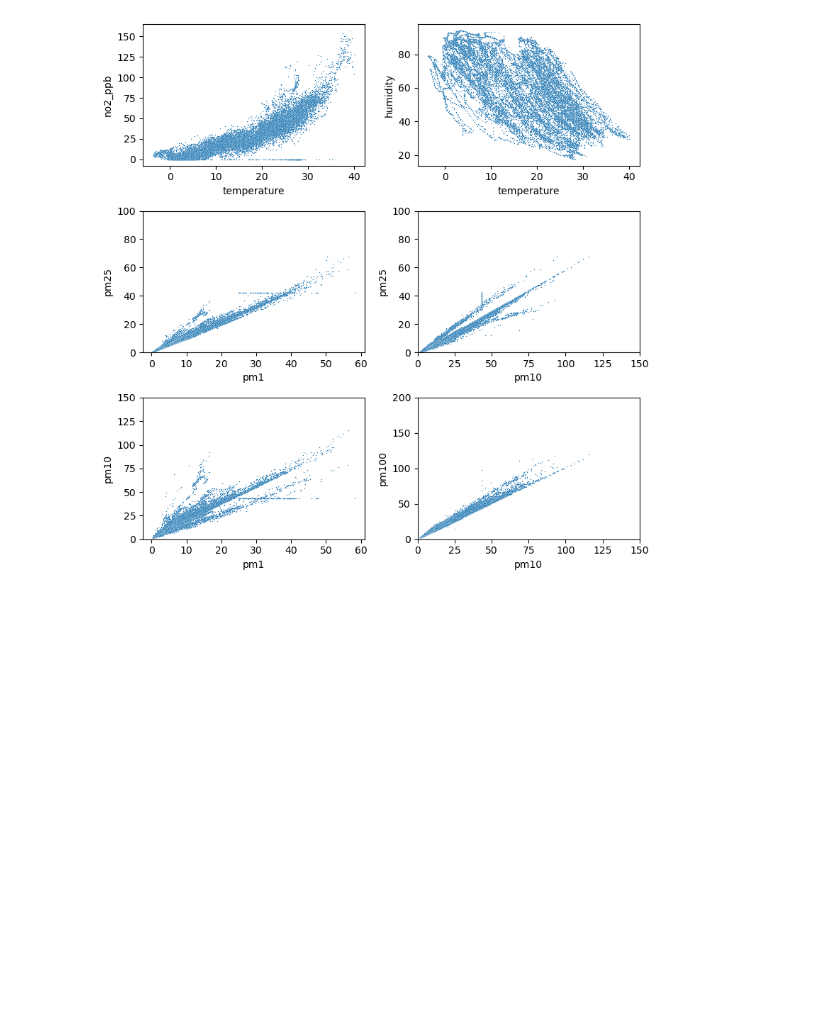
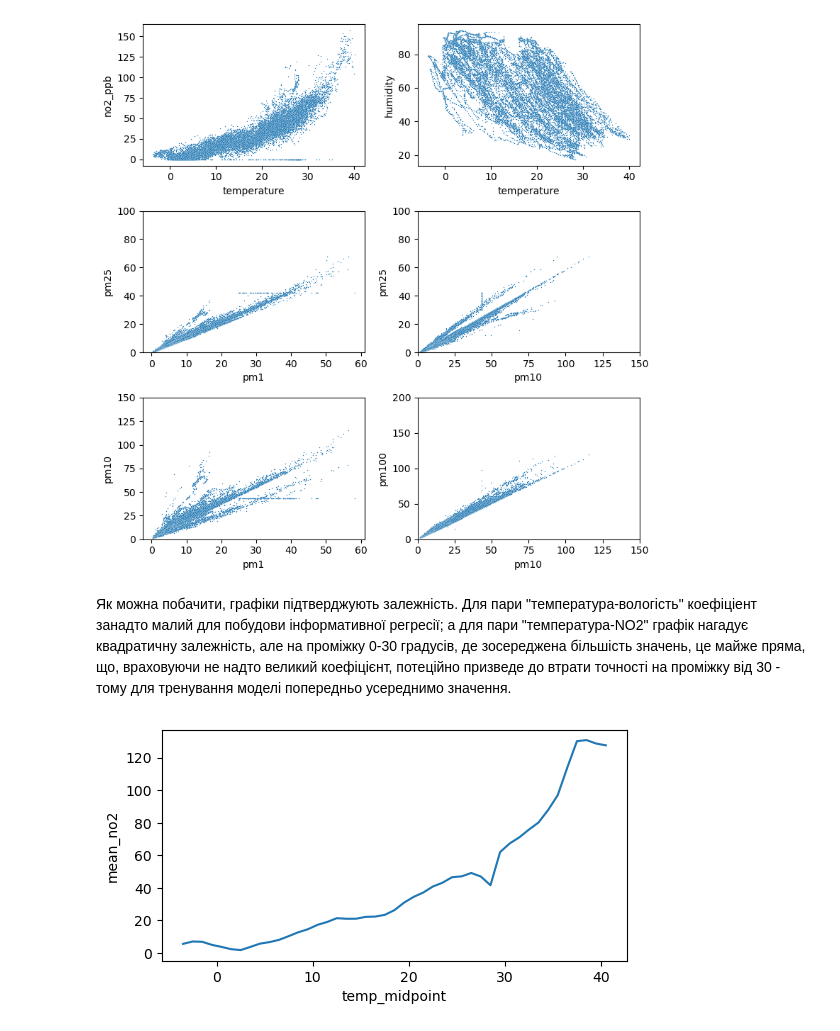
Before and after one commit to tymofiichuy/linear_regression, a Jupyter notebook: lw1.ipynb, the cells around one changed output. Cells and saved outputs as stored; diff of their text form; code cells hidden in the pictures; blank space fills up the shorter version.

Commit message:
Add temperature-no2 regression

```diff
--- a/lw1.ipynb
+++ b/lw1.ipynb
@@ -88,3 +91,23 @@ plt.tight_layout()
 plt.show()
 # %% [output]
 [figure]
+# %% [markdown]
+Як можна побачити, графіки підтверджують залежність. Для пари "температура-вологість" коефіціент занадто
+малий для побудови інформативної регресії; а для пари "температура-NO2" графік нагадує квадратичну залежність,
+але на проміжку 0-30 градусів, де зосереджена більшість значень, це майже пряма, що, враховуючи
+не надто великий коефіцієнт, потеційно призведе до втрати точності на проміжку від 30 - тому для тренування
+моделі попередньо усереднимо значення.
+# %%
+bins = list(range(-10, 42, 1))
+
+df['temp_range'] = pd.cut(df['temperature'], bins)
+df['temp_midpoint'] = df['temp_range'].apply(lambda x: (x.left + x.right)/2)
+no2_df = df.groupby('temp_midpoint', observed=True)['no2_ppb'].mean().reset_index()
+no2_df.columns = ['temp_midpoint', 'mean_no2']
+no2_df.dropna(subset='mean_no2', inplace=True)
+
+fig, axes = plt.subplots(1, 1, figsize=(6, 3))
+sns.lineplot(x=no2_df['temp_midpoint'], y=no2_df['mean_no2'], ax=axes)
+plt.show()
+# %% [output]
+[figure, added]
```
Also changed, not shown: parts of 7 cells of this notebook.
